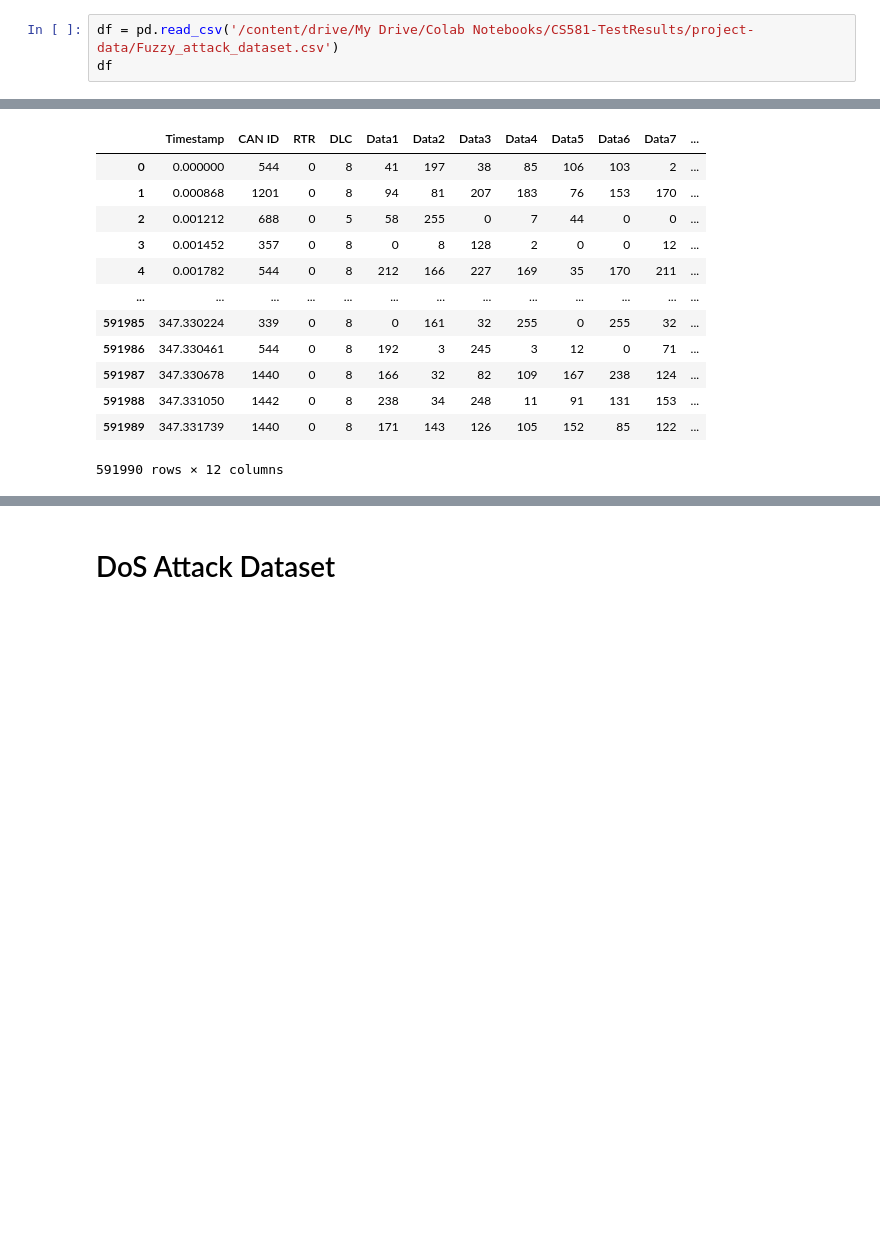
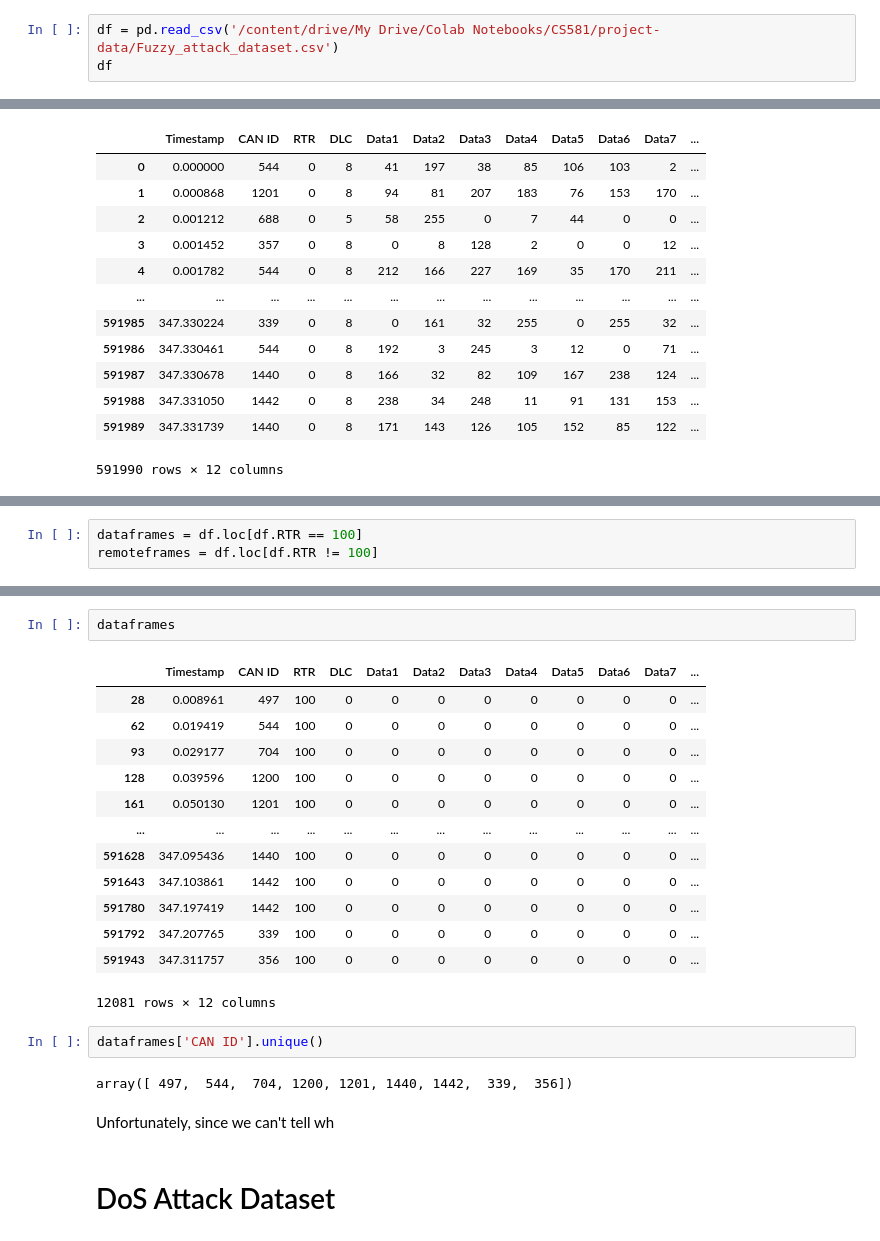
Before and after one commit to mehrotrasan16/CS581-CAN-DO-Project, a Jupyter notebook: code/Data_Exploration.ipynb, the cells around one changed output, grey strips where cells are left out. Cells and saved outputs as stored; diff of their text form; blank space fills up the shorter version.

Commit message:
Added remote and dataframe exploration to Fuzzy data to try to label it right, but failed. no pattern

```diff
--- a/code/Data_Exploration.ipynb
+++ b/code/Data_Exploration.ipynb
@@ -19,7 +24,7 @@ import matplotlib.pyplot as plt
 # %% [markdown]
 # Fuzzy Attack Dataset
 # %%
-df = pd.read_csv('/content/drive/My Drive/Colab Notebooks/CS581-TestResults/project-data/Fuzzy_attack_dataset.csv')
+df = pd.read_csv('/content/drive/My Drive/Colab Notebooks/CS581/project-data/Fuzzy_attack_dataset.csv')
 df
 # %% [output]
 |  | Timestamp | CAN ID | RTR | DLC | Data1 | Data2 | Data3 | Data4 | Data5 | Data6 | Data7 | ... |
@@ -158,0 +166,3 @@ df
+# %%
+dataframes = df.loc[df.RTR == 100]
+remoteframes = df.loc[df.RTR != 100]
@@ -159,3 +198,25 @@ df
+# %%
+dataframes
+# %% [output]
+|  | Timestamp | CAN ID | RTR | DLC | Data1 | Data2 | Data3 | Data4 | Data5 | Data6 | Data7 | ... |
+| 28 | 0.008961 | 497 | 100 | 0 | 0 | 0 | 0 | 0 | 0 | 0 | 0 | ... |
+| 62 | 0.019419 | 544 | 100 | 0 | 0 | 0 | 0 | 0 | 0 | 0 | 0 | ... |
+| 93 | 0.029177 | 704 | 100 | 0 | 0 | 0 | 0 | 0 | 0 | 0 | 0 | ... |
+| 128 | 0.039596 | 1200 | 100 | 0 | 0 | 0 | 0 | 0 | 0 | 0 | 0 | ... |
+| 161 | 0.050130 | 1201 | 100 | 0 | 0 | 0 | 0 | 0 | 0 | 0 | 0 | ... |
+| ... | ... | ... | ... | ... | ... | ... | ... | ... | ... | ... | ... | ... |
+| 591628 | 347.095436 | 1440 | 100 | 0 | 0 | 0 | 0 | 0 | 0 | 0 | 0 | ... |
+| 591643 | 347.103861 | 1442 | 100 | 0 | 0 | 0 | 0 | 0 | 0 | 0 | 0 | ... |
+| 591780 | 347.197419 | 1442 | 100 | 0 | 0 | 0 | 0 | 0 | 0 | 0 | 0 | ... |
+| 591792 | 347.207765 | 339 | 100 | 0 | 0 | 0 | 0 | 0 | 0 | 0 | 0 | ... |
+| 591943 | 347.311757 | 356 | 100 | 0 | 0 | 0 | 0 | 0 | 0 | 0 | 0 | ... |
+12081 rows × 12 columns
+# %%
+dataframes['CAN ID'].unique()
+# %% [output]
+array([ 497,  544,  704, 1200, 1201, 1440, 1442,  339,  356])
+# %% [markdown]
+Unfortunately, since we can't tell wh
 # %% [markdown]
 # DoS Attack Dataset
 # %%
```
Also changed, not shown: parts of 6 cells of this notebook.
